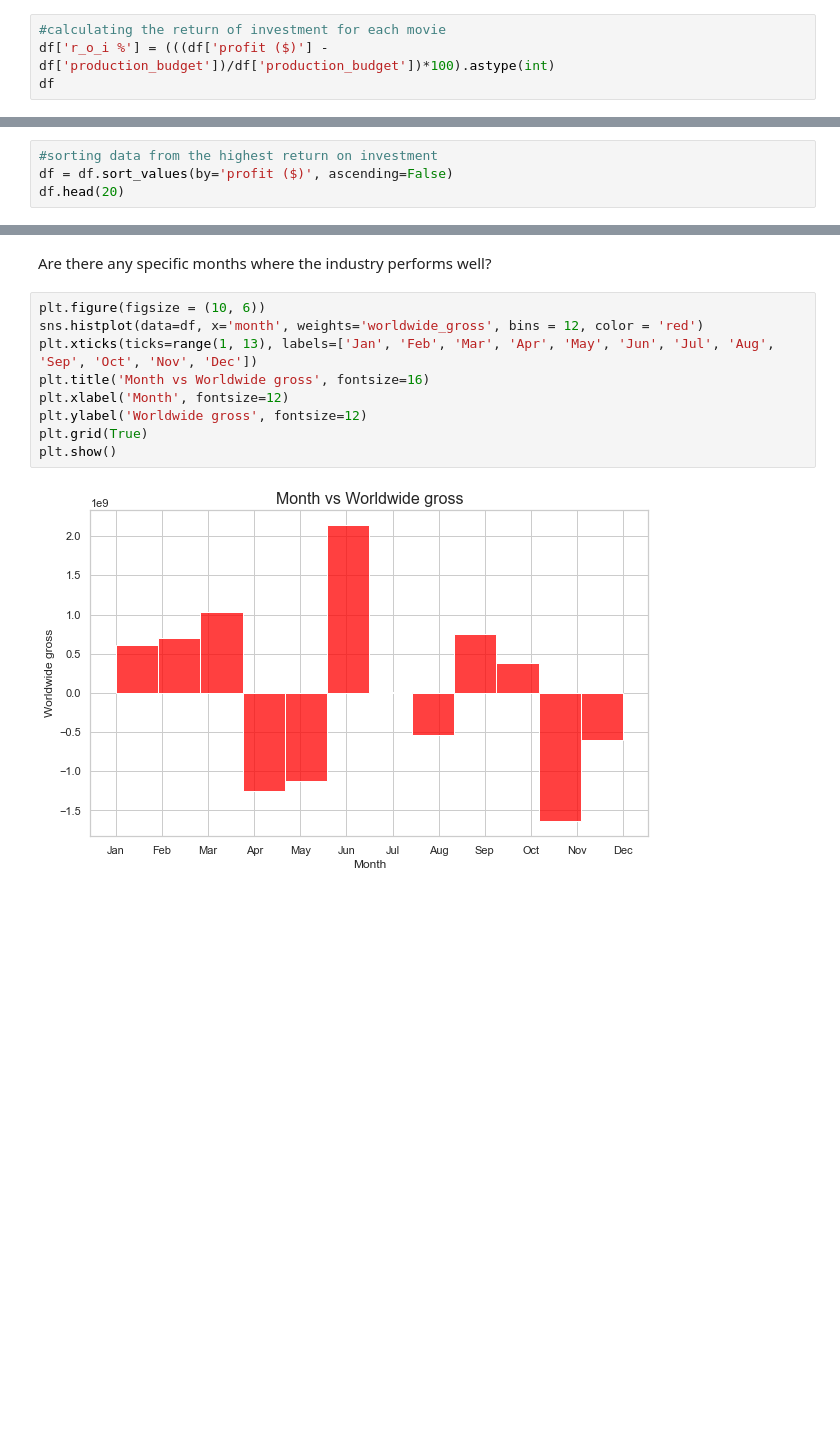
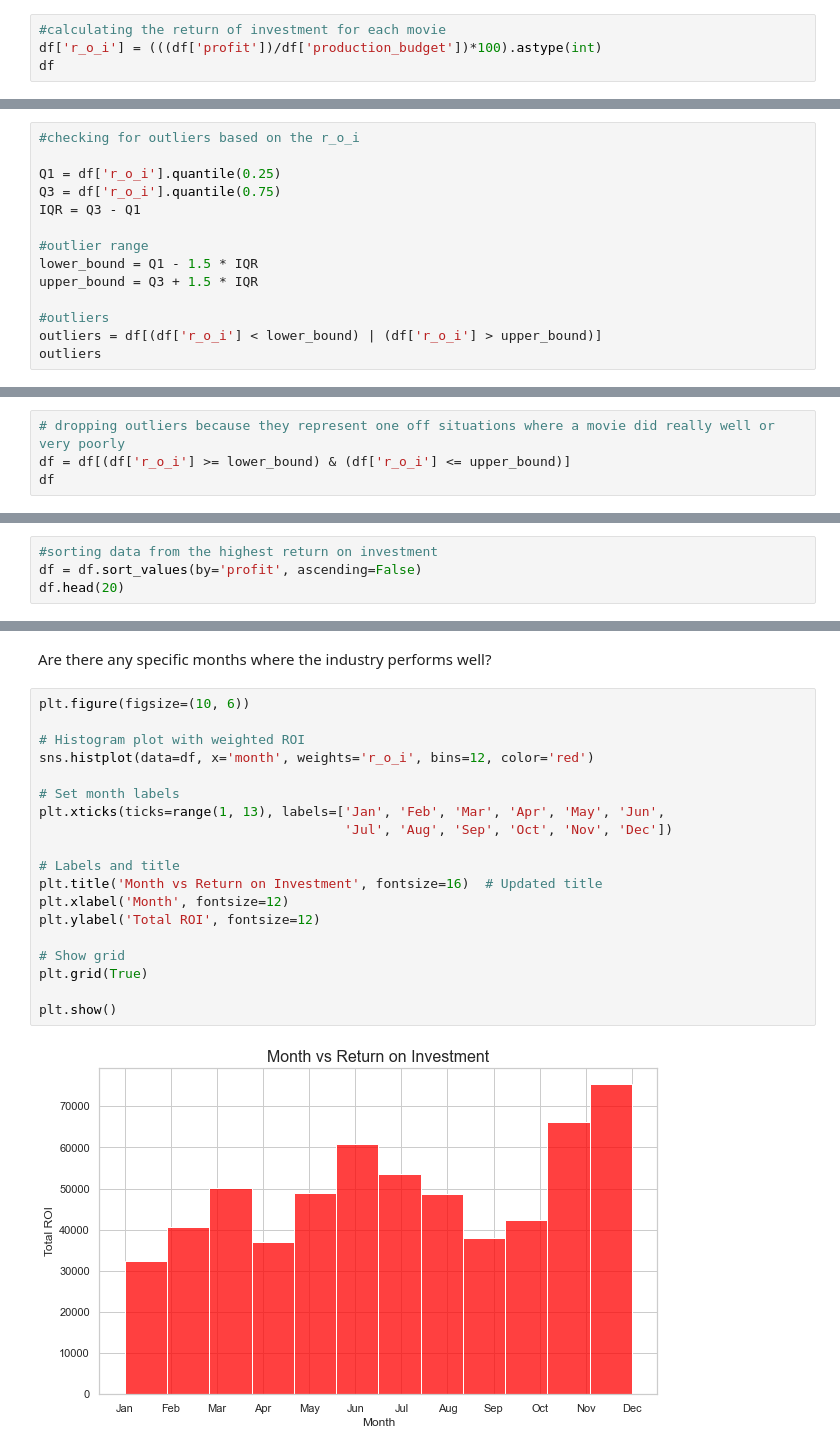
Before and after one commit to Kurgat-Bee/Phase2project, a Jupyter notebook: tnbugets.ipynb, the cells around one changed output, grey strips where cells are left out. Drawn from its saved outputs; the diff is of its cells as text; blank space fills up the shorter version.

```diff
--- a/tnbugets.ipynb
+++ b/tnbugets.ipynb
@@ -162,5 +116,5 @@ df
 # %%
 #calculating the return of investment for each movie
-df['r_o_i %'] = (((df['profit ($)'] - df['production_budget'])/df['production_budget'])*100).astype(int)
+df['r_o_i'] = (((df['profit'])/df['production_budget'])*100).astype(int)
 df
 # %% [output]
@@ -179,0 +134,14 @@ df
+# %%
+#checking for outliers based on the r_o_i
+
+Q1 = df['r_o_i'].quantile(0.25)
+Q3 = df['r_o_i'].quantile(0.75)
+IQR = Q3 - Q1
+
+#outlier range
+lower_bound = Q1 - 1.5 * IQR
+upper_bound = Q3 + 1.5 * IQR
+
+#outliers
+outliers = df[(df['r_o_i'] < lower_bound) | (df['r_o_i'] > upper_bound)]
+outliers
@@ -179,0 +162,4 @@ df
+# %%
+# dropping outliers because they represent one off situations where a movie did really well or very poorly
+df = df[(df['r_o_i'] >= lower_bound) & (df['r_o_i'] <= upper_bound)]
+df
@@ -180,5 +244,5 @@ df
 # %%
 #sorting data from the highest return on investment
-df = df.sort_values(by='profit ($)', ascending=False)
+df = df.sort_values(by='profit', ascending=False)
 df.head(20)
 # %% [output]
@@ -353,13 +417,23 @@ The effect of year is smaller compared to domestic gross and production budget.
 # %% [markdown]
 Are there any specific months where the industry performs well?
 # %%
-plt.figure(figsize = (10, 6))
-sns.histplot(data=df, x='month', weights='worldwide_gross', bins = 12, color = 'red')
-plt.xticks(ticks=range(1, 13), labels=['Jan', 'Feb', 'Mar', 'Apr', 'May', 'Jun', 'Jul', 'Aug', 'Sep', 'Oct', 'Nov', 'Dec'])
-plt.title('Month vs Worldwide gross', fontsize=16)
+plt.figure(figsize=(10, 6))
+
+# Histogram plot with weighted ROI
+sns.histplot(data=df, x='month', weights='r_o_i', bins=12, color='red')
+
+# Set month labels
+plt.xticks(ticks=range(1, 13), labels=['Jan', 'Feb', 'Mar', 'Apr', 'May', 'Jun',
+                                       'Jul', 'Aug', 'Sep', 'Oct', 'Nov', 'Dec'])
+
+# Labels and title
+plt.title('Month vs Return on Investment', fontsize=16)  # Updated title
 plt.xlabel('Month', fontsize=12)
-plt.ylabel('Worldwide gross', fontsize=12)
+plt.ylabel('Total ROI', fontsize=12)
+
+# Show grid
 plt.grid(True)
+
 plt.show()
 # %% [output]
-[figure, old version]
+[figure, new version]
```
Also changed, not shown: parts of 22 cells of this notebook.
